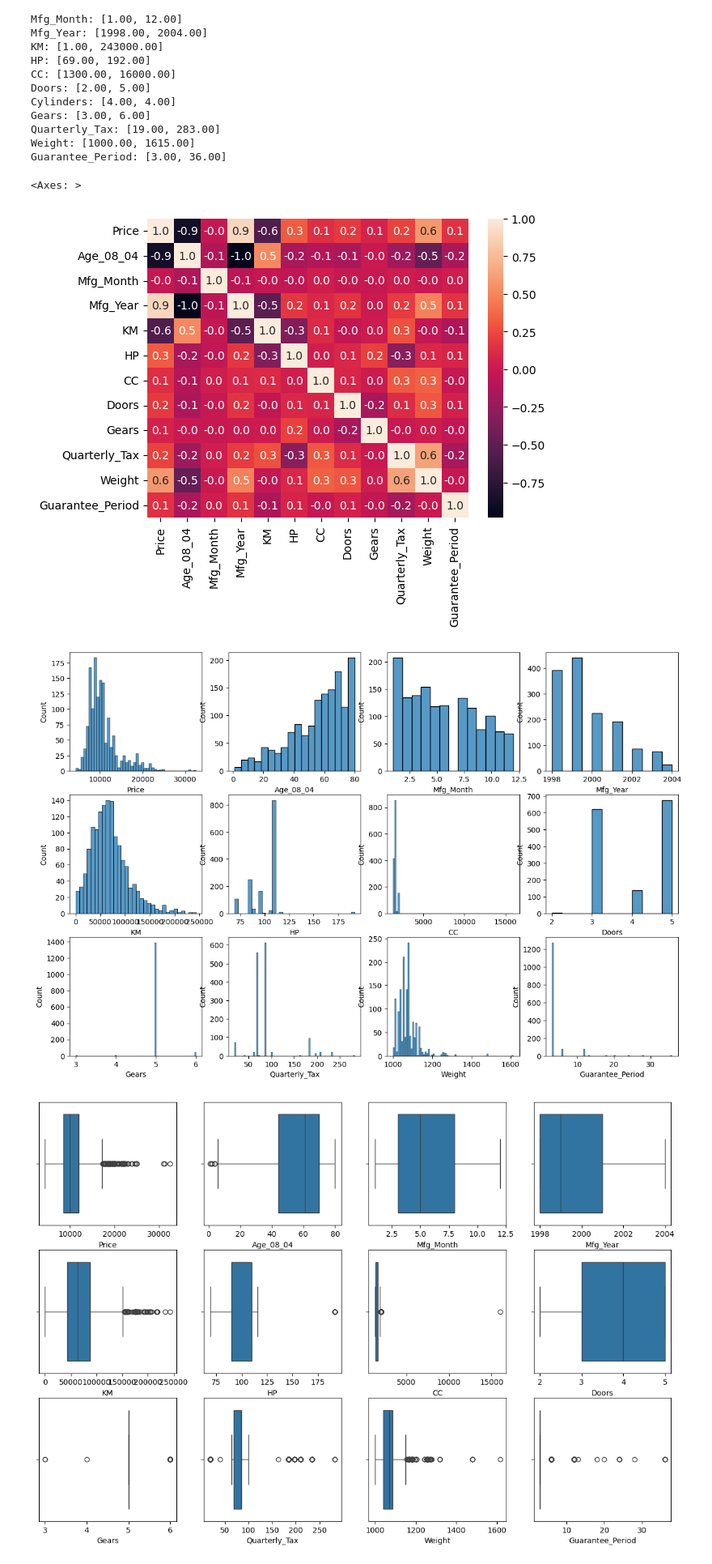
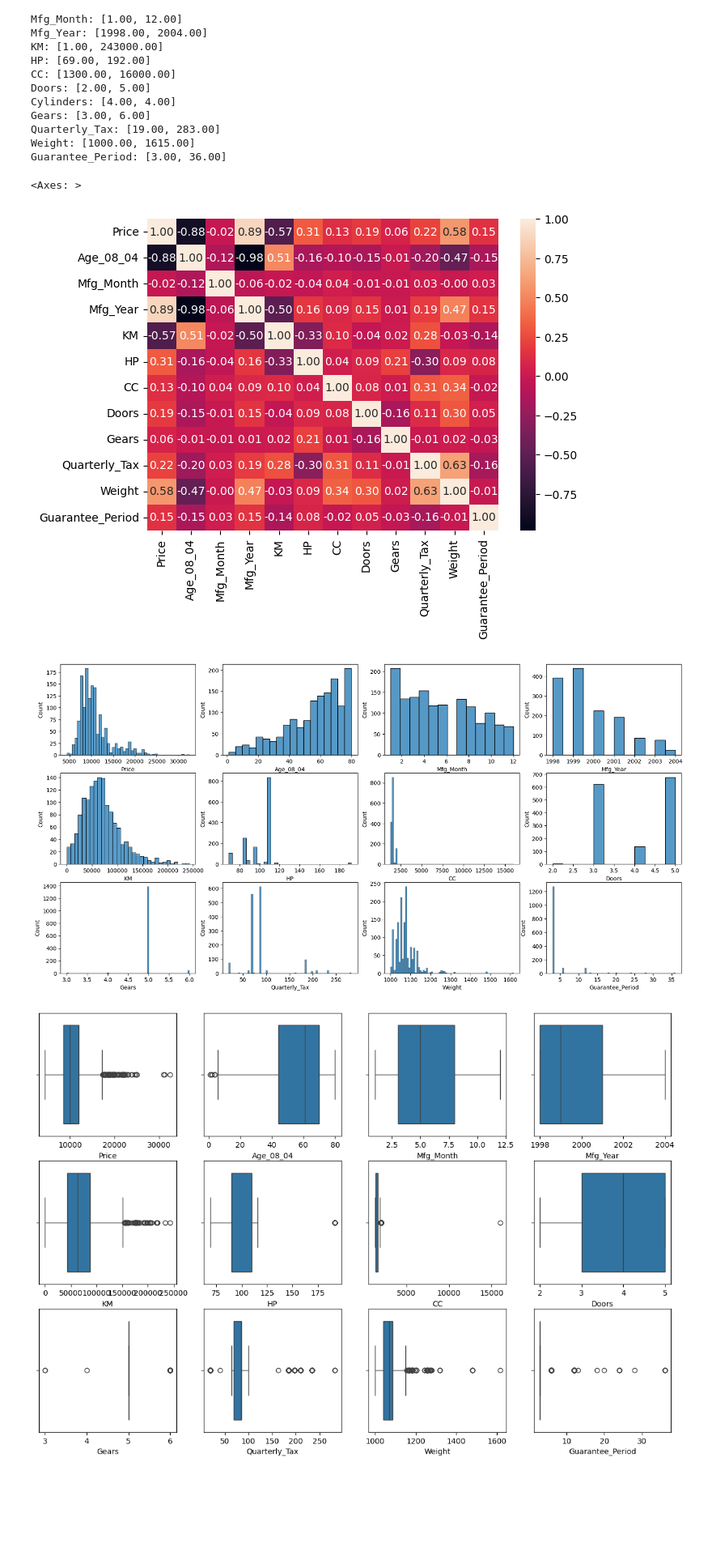
Before and after one commit to kirilyin/hwXX_, a Jupyter notebook: hw04_linear_regression/linear_regression.ipynb, the cells around one changed output. Shown at 81% size. Drawn from its saved outputs; the diff is of its cells as text; code cells hidden in the pictures; blank space fills up the shorter version.

```diff
--- a/hw04_linear_regression/linear_regression.ipynb
+++ b/hw04_linear_regression/linear_regression.ipynb
@@ -49,11 +58,11 @@ Parking_Assistant    0
 Tow_Bar              0
 dtype: int64
 # %%
-trash = ['Cylinders', 'Id']
+bins = []
 for col in df.select_dtypes('number').columns:
 
     if df[col].min() ==0 and df[col].max() == 1:
-        trash.append(col)
+        bins.append(col)
     else:
         print(f"{col}: [{df[col].min():.2f}, {df[col].max():.2f}]")
 # %% [output]
@@ -71,19 +80,21 @@ Gears: [3.00, 6.00]
 Quarterly_Tax: [19.00, 283.00]
 Weight: [1000.00, 1615.00]
 Guarantee_Period: [3.00, 36.00]
+# %%
+df_for_corr = df.select_dtypes('number').drop(columns=bins).drop(columns=['Cylinders', 'Id'])
 # %%
-df_for_corr = df.select_dtypes('number').drop(columns=trash)
-sb.heatmap(df_for_corr.corr(),annot=True,fmt=".1f")
+plt.figure(figsize=(7, 5))
+sb.heatmap(df_for_corr.corr(),annot=True,fmt=".2f")
 # %% [output]
 <Axes: >
-[figure, old version]
+[figure, new version]
 # %%
-fig, axes = plt.subplots(3, 4, figsize=(15, 10))
+fig, axes = plt.subplots(3, 4, figsize=(20, 10))
 
 for i, el in enumerate(df_for_corr.columns.array):
     sb.histplot(data=df_for_corr, x=el, ax=axes[i//4, i%4])
 # %% [output]
-[figure, old version]
+[figure, new version]
 # %%
 fig, axes = plt.subplots(3, 4, figsize=(15, 10))
 
```
Also changed, not shown: parts of 20 cells of this notebook, 1 other file.
